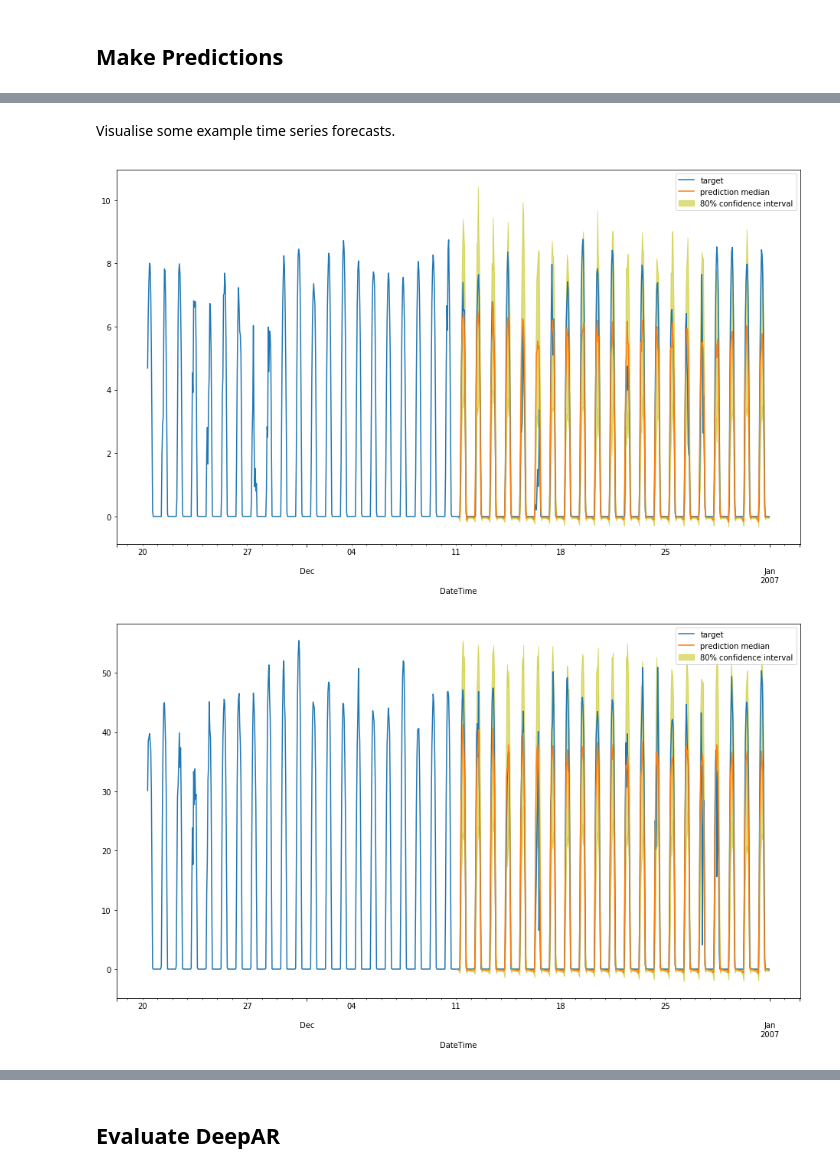
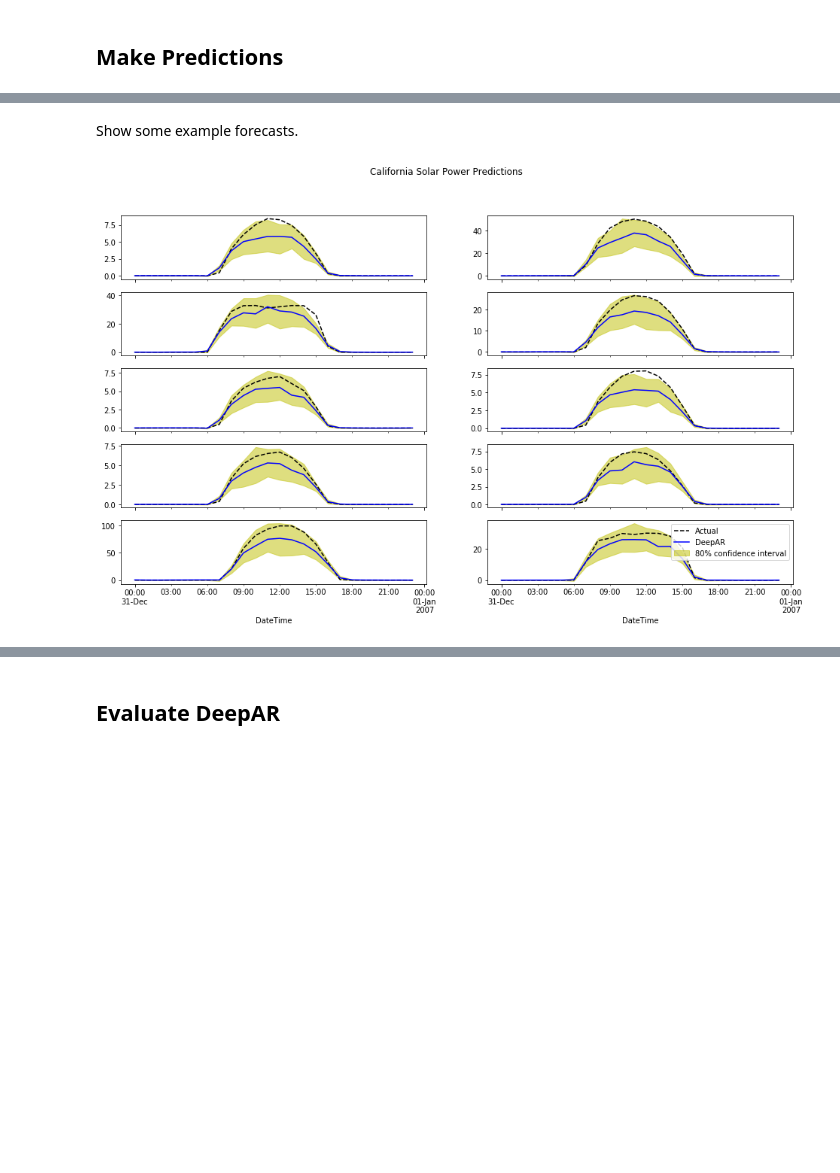
Before and after one commit to AidanCooper/forecasting, a Jupyter notebook: DeepAR/california-solar-power.ipynb, the cells around one changed output, grey strips where cells are left out. Saved outputs shown, nothing was run; the diff lists cells and outputs as text; code cells hidden in the pictures; blank space fills up the shorter version.

Commit message:
Create DeepAR Models
Models and forecasts for DeepAR

```diff
--- a/DeepAR/california-solar-power.ipynb
+++ b/DeepAR/california-solar-power.ipynb
@@ -56,7 +83,0 @@ three_weeks = 24*7*3
-# %%
-raw = pd.read_csv('../datasets/california-solar-power.csv', parse_dates=[0])
-df = raw.rename(columns={'LocalTime': 'DateTime'})
-df.set_index('DateTime', inplace=True)
-df = df.resample(freq).mean()
-print(df.shape)
-df.head()
@@ -141,7 +135,7 @@ estimator = sagemaker.estimator.Estimator(
     role=role,
     train_instance_count=1,
     train_instance_type='ml.p3.8xlarge',
-    base_job_name='CSP-deepar',
+    base_job_name='%s-deepar' % dataset_abbr,
     output_path="s3://" + s3_output_path
 )
 # %%
@@ -236,7 +230,7 @@ class DeepARPredictor(sagemaker.predictor.RealTimePredictor):
 
         Return value: list of `pandas.DataFrame` objects, each containing the predictions
         """
-        prediction_times = [x.index[-1]+1 for x in ts]
+        prediction_times = [(x.index[-1].to_period(self.freq)+1).to_timestamp() for x in ts]
         req = self.__encode_request(ts, cat, encoding, num_samples, quantiles)
         res = super(DeepARPredictor, self).predict(req)
         return self.__decode_response(res, prediction_times, encoding)
@@ -270,7 +264,8 @@ actual_data = time_series
 tic = time.time()
 for i in range(5, len(time_series), 5):
     toc = time.time()
-    print("Running predictions for time series {} to {}... (cumulative time: {:.1f}s.)".format(i, i+5, toc-tic))
+    print("Running predictions for time series {} to {}... (cumulative time: {:.1f}s.)".format(
+        i+1, min(i+5, len(time_series))+1, toc-tic))
     pred = predictor.predict(time_series_training[i:(i+5)])
     list_of_df = list_of_df + pred
 # %% [output]
@@ -294,15 +289,19 @@ Running predictions for time series 400 to 405... (cumulative time: 1704.5s.)
 # %% [markdown]
-Visualise some example time series forecasts.
+Show some example forecasts.
 # %%
-for k in range(5):
-    plt.figure(figsize=(16, 9))
-    actual_data[k][-prediction_length-context_length:].plot(label='target')
+fig, ax = plt.subplots(5, 2, sharex=True)
+ax = ax.ravel()
+
+for k in range(10):
+    actual_data[k][-prediction_length:].plot(label='Actual', c='k',
+                                             linestyle='--', ax=ax[k])
     p10 = list_of_df[k]['0.1']
     p90 = list_of_df[k]['0.9']
-    plt.fill_between(p10.index, p10, p90, color='y', alpha=0.5, label='80% confidence interval')
-    list_of_df[k]['0.5'].plot(label='prediction median')
-    plt.legend()
-    plt.show()
+    ax[k].fill_between(p10.index, p10, p90, color='y', alpha=0.5,
+                         label='80% confidence interval')
+    list_of_df[k]['0.5'][-prediction_length:].plot(label='DeepAR', c='b', ax=ax[k])
+ax[9].legend()
+fig.suptitle('{} Predictions'.format(dataset_name))
+plt.show()
 # %% [output]
-[figure, old version]
+[figure, new version]
-[figure, removed]
```
Also changed, not shown: parts of 39 cells of this notebook, 5 other files.
